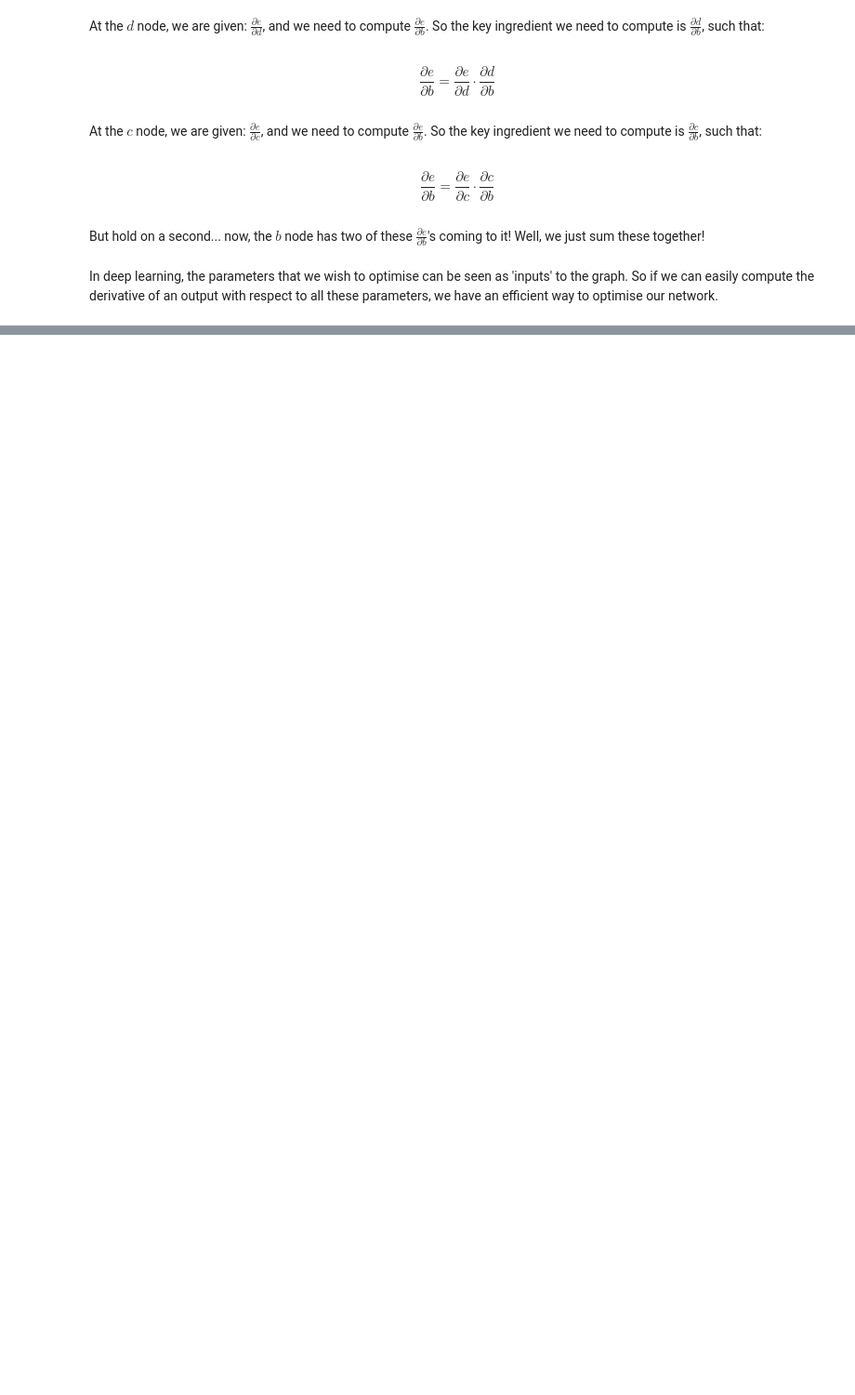
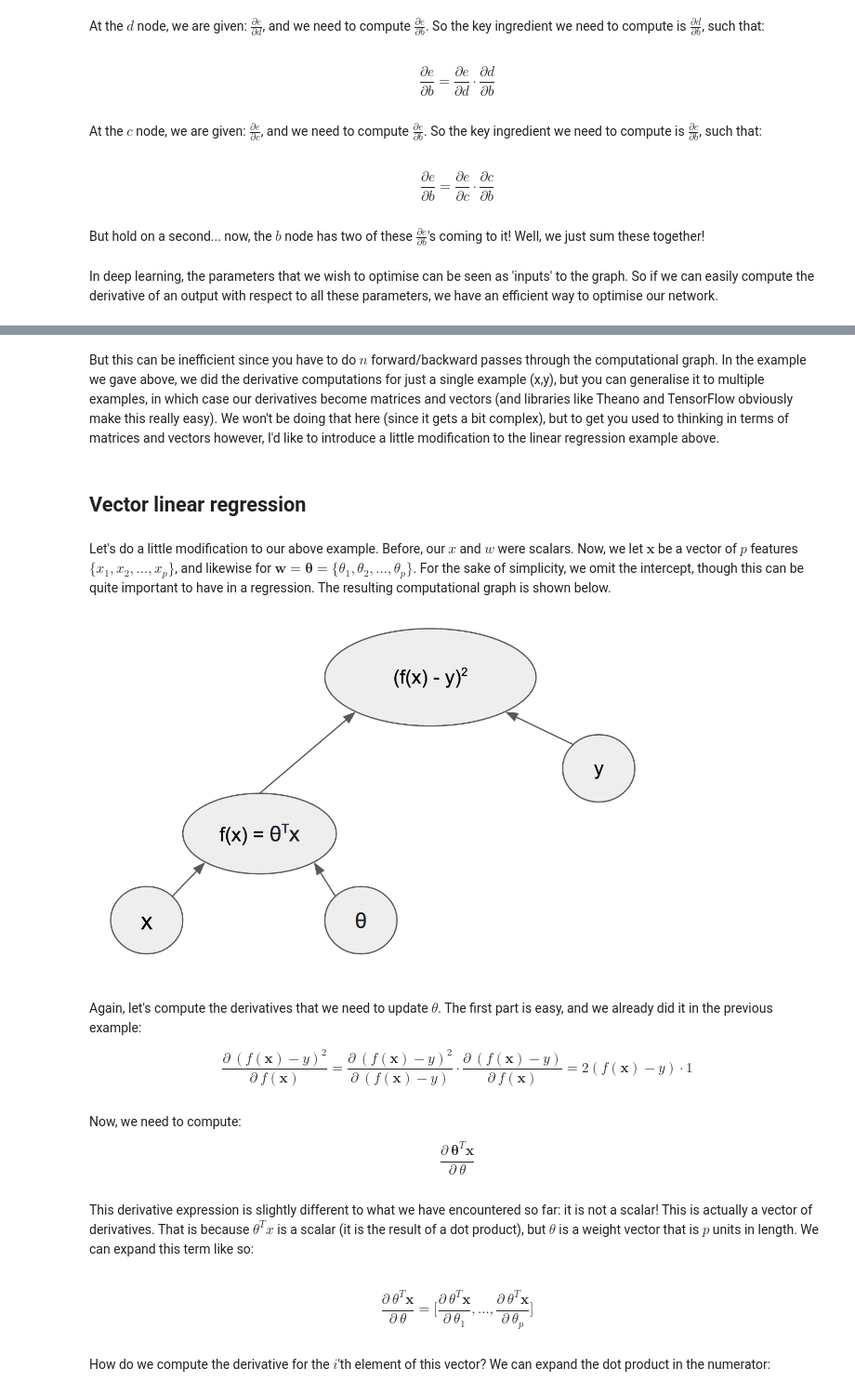
Before and after one commit to christopher-beckham/inf6953h, a Jupyter notebook: intro.ipynb, the cells around one changed output, grey strips where cells are left out. Shown: that part at 93% size. Drawn from its saved outputs; the diff is of its cells as text; code cells hidden in the pictures; blank space fills up the shorter version.

```diff
--- a/intro.ipynb
+++ b/intro.ipynb
@@ -97,0 +195,22 @@ In deep learning, the parameters that we wish to optimise can be seen as 'inputs
+# %% [markdown]
+But this can be inefficient since you have to do $n$ forward/backward passes through the computational graph. In the example we gave above, we did the derivative computations for just a single example (x,y), but you can generalise it to multiple examples, in which case our derivatives become matrices and vectors (and libraries like Theano and TensorFlow obviously make this really easy). We won't be doing that here (since it gets a bit complex), but to get you used to thinking in terms of matrices and vectors however, I'd like to introduce a little modification to the linear regression example above.
+# %% [markdown]
+## Vector linear regression
+# %% [markdown]
+Let's do a little modification to our above example. Before, our $x$ and $w$ were scalars. Now, we let $\mathbf{x}$ be a vector of $p$ features $\{x_{1}, x_{2}, \dots, x_{p}\}$, and likewise for $\mathbf{w} = \mathbf{\theta} = \{\theta_{1}, \theta_{2}, \dots, \theta_{p}\}$. For the sake of simplicity, we omit the intercept, though this can be quite important to have in a regression. The resulting computational graph is shown below.
+# %%
+Image("./linear_reg_theta.png", width=600)
+# %% [output]
+[figure, added]
+# %% [markdown]
+Again, let's compute the derivatives that we need to update $\theta$. The first part is easy, and we already did it in the previous example:
+
+$$ \frac{\partial \ (f(\mathbf{x})-y)^2}{\partial \ f(\mathbf{x})} = \frac{\partial \ (f(\mathbf{x})-y)^2}{\partial \ (f(\mathbf{x})-y)} \cdot \frac{\partial \ (f(\mathbf{x})-y)}{\partial \ f(\mathbf{x})} = 2(f(\mathbf{x}) - y) \cdot 1$$
+# %% [markdown]
+Now, we need to compute: $$ \frac{\partial \ \mathbf{\theta}^{T}\mathbf{x}}{\partial \ \theta} $$
+# %% [markdown]
+This derivative expression is slightly different to what we have encountered so far: it is not a scalar! This is actually a vector of derivatives. That is because $\theta^{T}x$ is a scalar (it is the result of a dot product), but $\theta$ is a weight vector that is $p$ units in length. We can expand this term like so:
+# %% [markdown]
+$$ \frac{\partial \ \theta^{T}\mathbf{x}}{\partial \ \theta} = \Big[ \frac{\partial \ \theta^{T}\mathbf{x}}{\partial \ \theta_{1}}, \dots,  \frac{\partial \ \theta^{T}\mathbf{x}}{\partial \ \theta_{p}} \Big]$$
+# %% [markdown]
+How do we compute the derivative for the $i$'th element of this vector? We can expand the dot product in the numerator:
```
Also changed, not shown: parts of 73 cells of this notebook.
